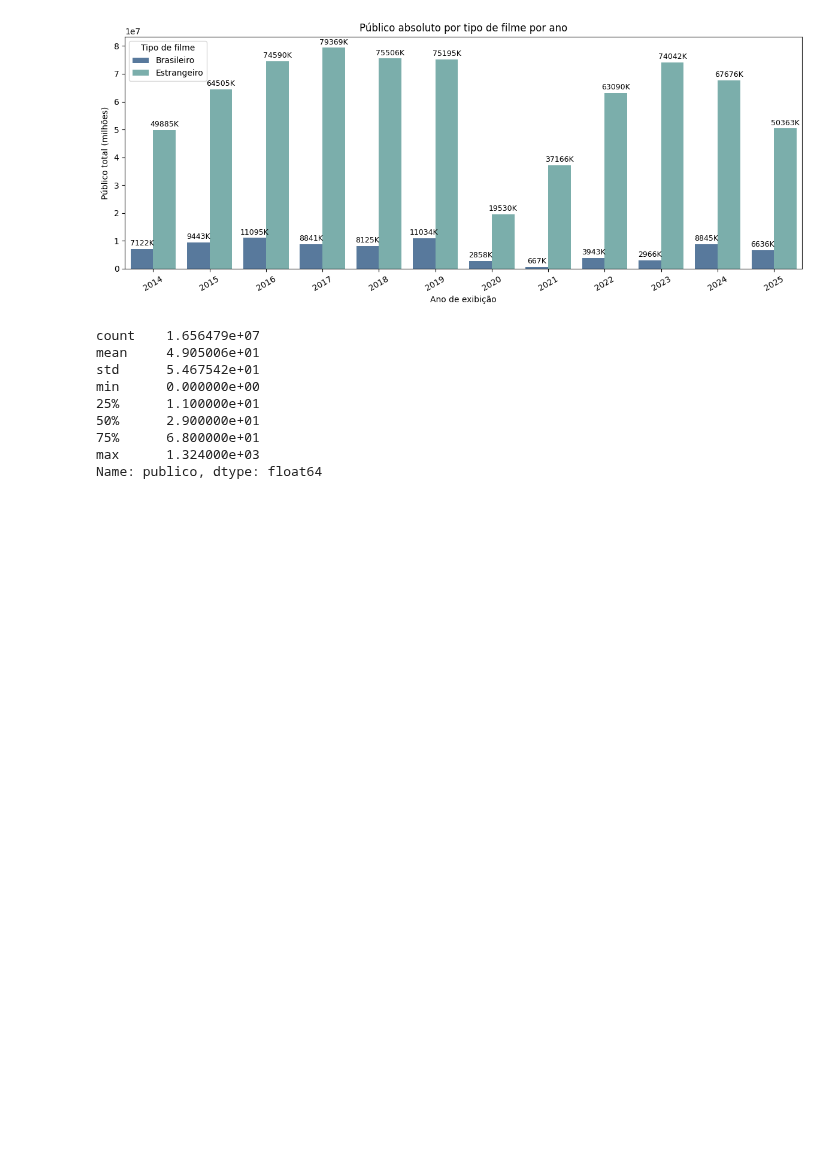
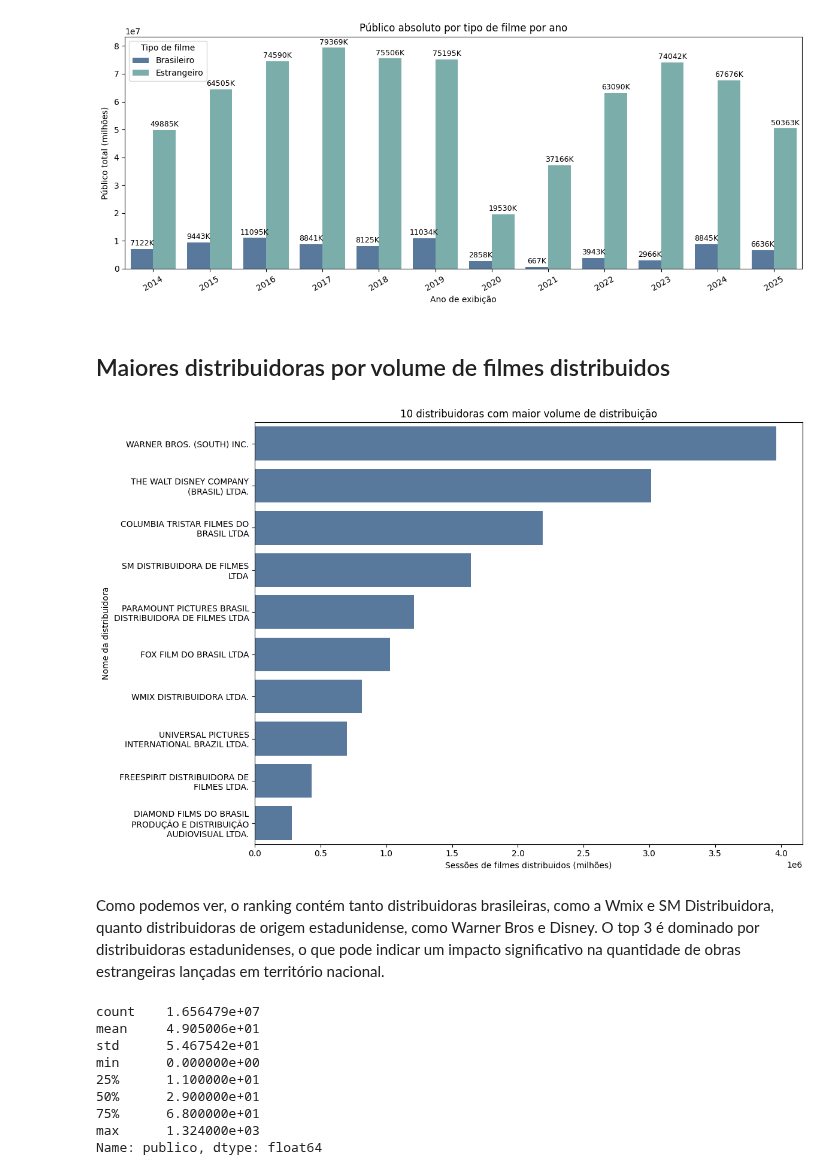
Before and after one commit to JamesIslan/analise-dados-ancine, a Jupyter notebook: src/analise/analise-distribuidoras.ipynb, the cells around one changed output. Drawn from its saved outputs; the diff is of its cells as text; code cells hidden in the pictures; blank space fills up the shorter version.

Commit message:
feat: continuação da análise de obras e distribuidoras

```diff
--- a/src/analise/analise-distribuidoras.ipynb
+++ b/src/analise/analise-distribuidoras.ipynb
@@ -194,6 +210,38 @@ plt.tight_layout()
 plt.show()
 # %% [output]
 [figure]
+# %% [markdown]
+## Maiores distribuidoras por volume de filmes distribuidos
+# %%
+import textwrap
+
+vc = df['razao_social_distribuidora'].value_counts().head(10)
+top = vc.index
+
+plt.figure(figsize=(12,8))
+ax = sns.countplot(
+    data=df[df['razao_social_distribuidora'].isin(top)],
+    y='razao_social_distribuidora',
+    order=top,
+    color="#4C78A8"
+)
+
+labels = [label.get_text() for label in ax.get_yticklabels()]
+wrapped_labels = ['\n'.join(textwrap.wrap(label, width=30)) for label in labels]
+ax.set_yticklabels(wrapped_labels)
+
+ax.set_ylabel('Nome da distribuidora')
+ax.set_xlabel('Sessões de filmes distribuidos (milhões)')
+ax.set_title('10 distribuidoras com maior volume de distribuição')
+
+
+plt.xticks(rotation=0, ha='center')
+plt.tight_layout()
+plt.show()
+# %% [output]
+[figure, added]
+# %% [markdown]
+Como podemos ver, o ranking contém tanto distribuidoras brasileiras, como a Wmix e SM Distribuidora, quanto distribuidoras de origem estadunidense, como Warner Bros e Disney. O top 3 é dominado por distribuidoras estadunidenses, o que pode indicar um impacto significativo na quantidade de obras estrangeiras lançadas em território nacional.
 # %%
 df['publico'].describe()
 # %% [output]
```
Also changed, not shown: parts of 1 cell of this notebook, 1 other file.
